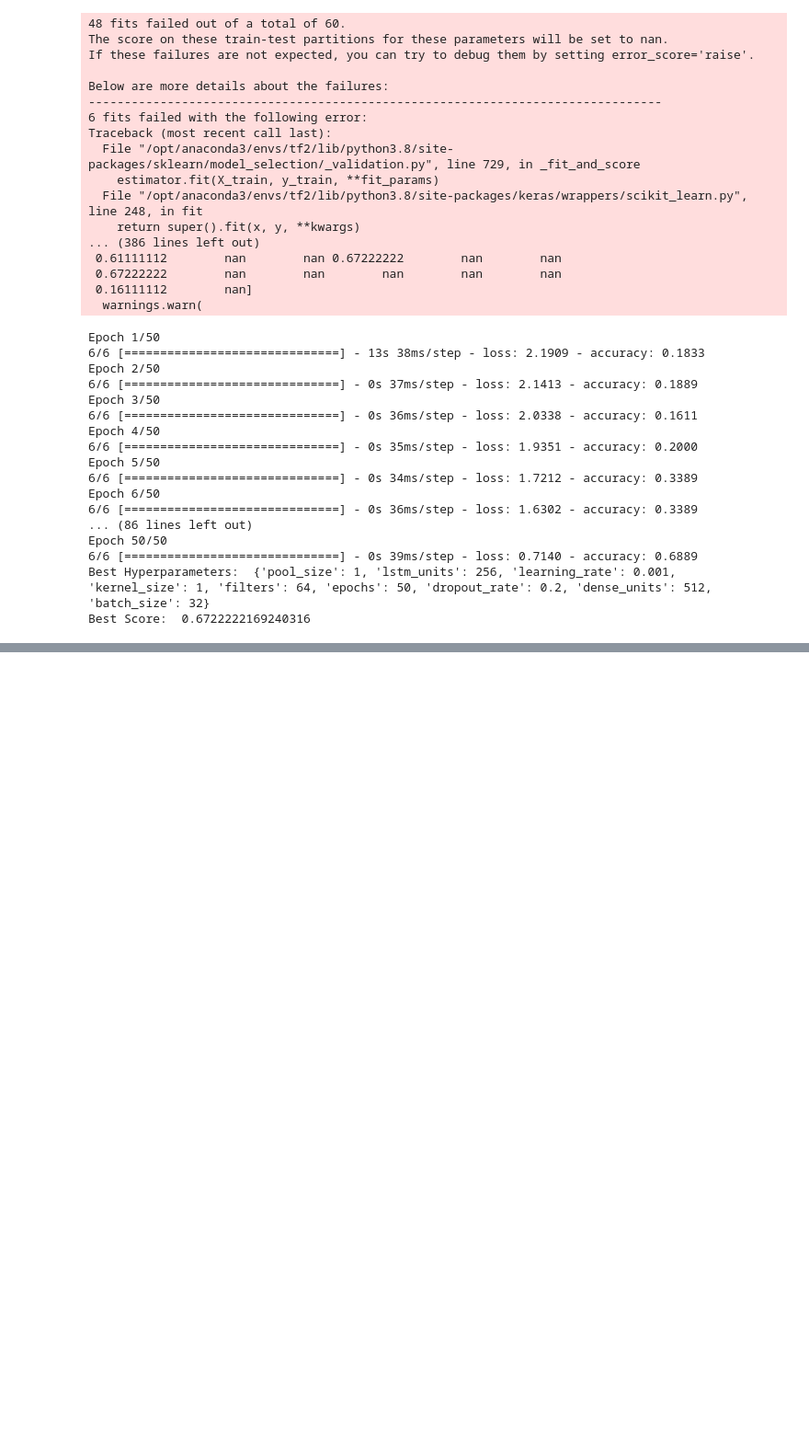
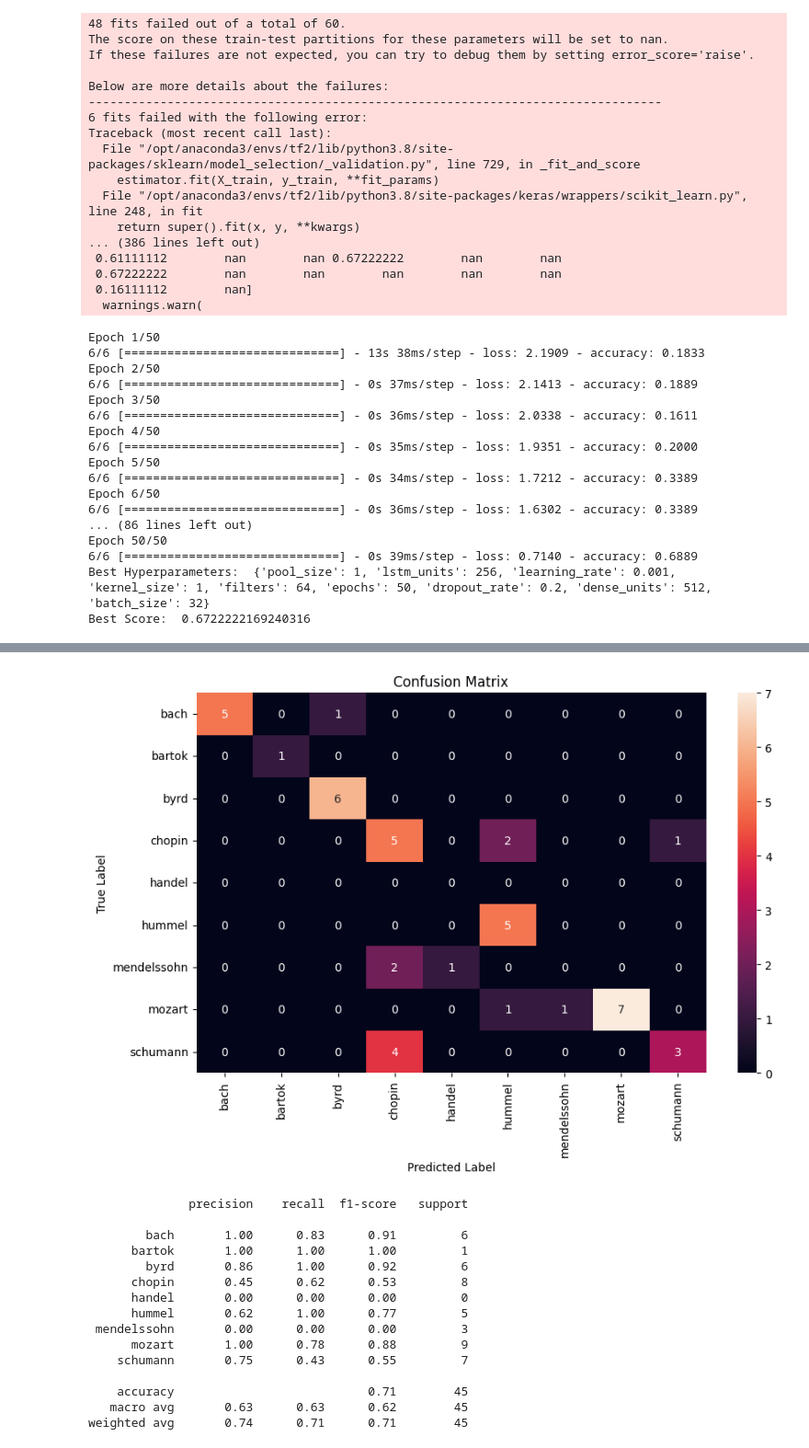
Before and after one commit to suvoganguli/AAI511_FinalProject, a Jupyter notebook: FinalProject.ipynb, the cells around one changed output, grey strips where cells are left out. Shown at 92% size. Cells and saved outputs as stored; diff of their text form; code cells hidden in the pictures; blank space fills up the shorter version.

```diff
--- a/FinalProject.ipynb
+++ b/FinalProject.ipynb
@@ -1010,0 +1039,26 @@ Best Score:  0.6722222169240316
+# %%
+# predict the test data
+y_pred = model.predict(X_test)
+
+# Convert the predicted values to class labels
+y_pred_labels = np.argmax(y_pred, axis=1)
+
+# Calculate the confusion matrix
+cm = confusion_matrix(y_test, y_pred_labels)
+
+# Plot the confusion matrix
+plt.figure(figsize=(10, 6))
+sns.heatmap(cm, annot=True, fmt='d', xticklabels=label_encoder.classes_, yticklabels=label_encoder.classes_)
+
+plt.title('Confusion Matrix')
+plt.xlabel('Predicted Label')
+plt.ylabel('True Label')
+plt.show()
+
+#Classification Report
+print(classification_report(y_test, y_pred_labels, target_names=label_encoder.classes_))
+
+
+# Storing variable for later
+cm_rnn = cm
+# %% [output]
@@ -1011,3 +1066,19 @@ Best Score:  0.6722222169240316
+[figure, added]
+              precision    recall  f1-score   support
+
+        bach       1.00      0.83      0.91         6
+      bartok       1.00      1.00      1.00         1
+        byrd       0.86      1.00      0.92         6
+      chopin       0.45      0.62      0.53         8
+      handel       0.00      0.00      0.00         0
+      hummel       0.62      1.00      0.77         5
+ mendelssohn       0.00      0.00      0.00         3
+      mozart       1.00      0.78      0.88         9
+    schumann       0.75      0.43      0.55         7
+
+    accuracy                           0.71        45
+   macro avg       0.63      0.63      0.62        45
+weighted avg       0.74      0.71      0.71        45
 # %% [markdown]
 # Summary of Results
 
```
Also changed, not shown: parts of 10 cells of this notebook.
